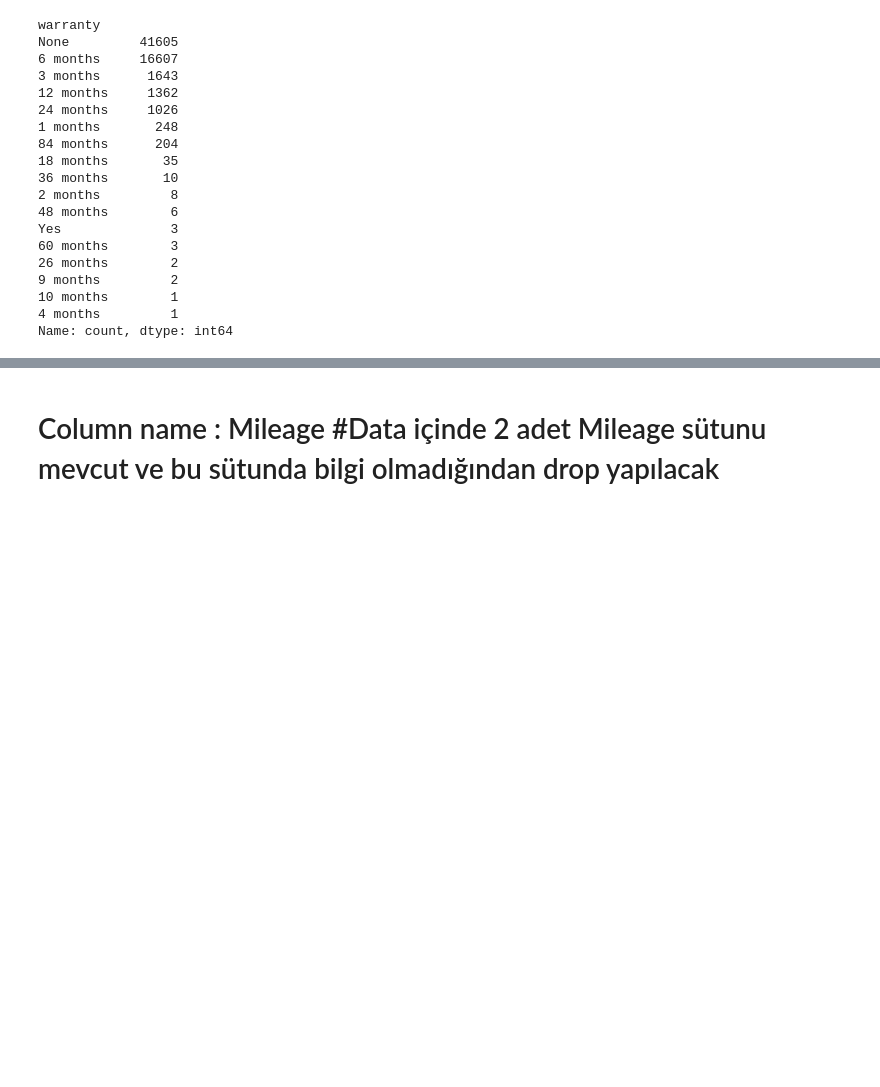
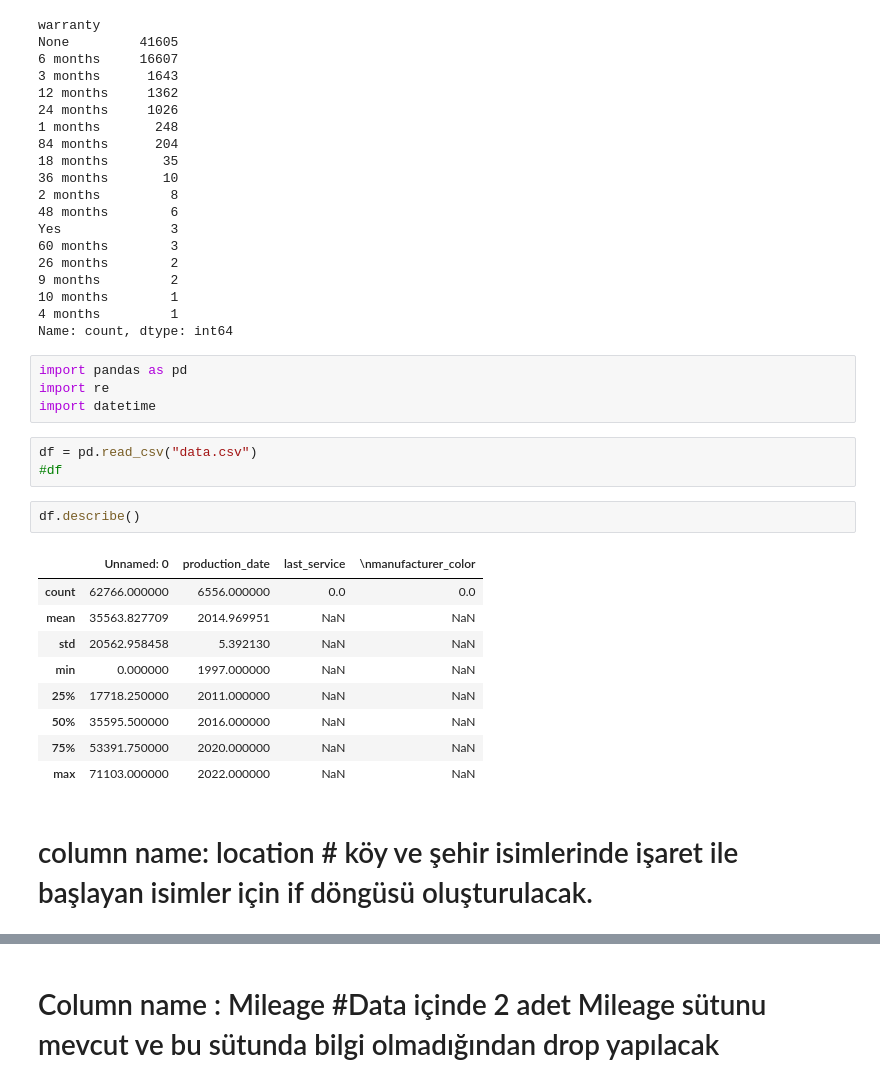
Before and after one commit to Nueseybe/Team2Project-4, a Jupyter notebook: main.ipynb, the cells around one changed output, grey strips where cells are left out. Saved outputs shown, nothing was run; the diff lists cells and outputs as text; blank space fills up the shorter version.

```diff
--- a/main.ipynb
+++ b/main.ipynb
@@ -468,3 +456,24 @@ Yes              3
 10 months        1
 4 months         1
 Name: count, dtype: int64
+# %%
+import pandas as pd
+import re
+import datetime
+# %%
+df = pd.read_csv("data.csv")
+#df
+# %%
+df.describe()
+# %% [output]
+|  | Unnamed: 0 | production_date | last_service | \nmanufacturer_color |
+| count | 62766.000000 | 6556.000000 | 0.0 | 0.0 |
+| mean | 35563.827709 | 2014.969951 | NaN | NaN |
+| std | 20562.958458 | 5.392130 | NaN | NaN |
+| min | 0.000000 | 1997.000000 | NaN | NaN |
+| 25% | 17718.250000 | 2011.000000 | NaN | NaN |
+| 50% | 35595.500000 | 2016.000000 | NaN | NaN |
+| 75% | 53391.750000 | 2020.000000 | NaN | NaN |
+| max | 71103.000000 | 2022.000000 | NaN | NaN |
+# %% [markdown]
+# column name: location  # köy ve şehir isimlerinde işaret ile başlayan isimler için if döngüsü oluşturulacak.
```
Also changed, not shown: parts of 150 cells of this notebook.
